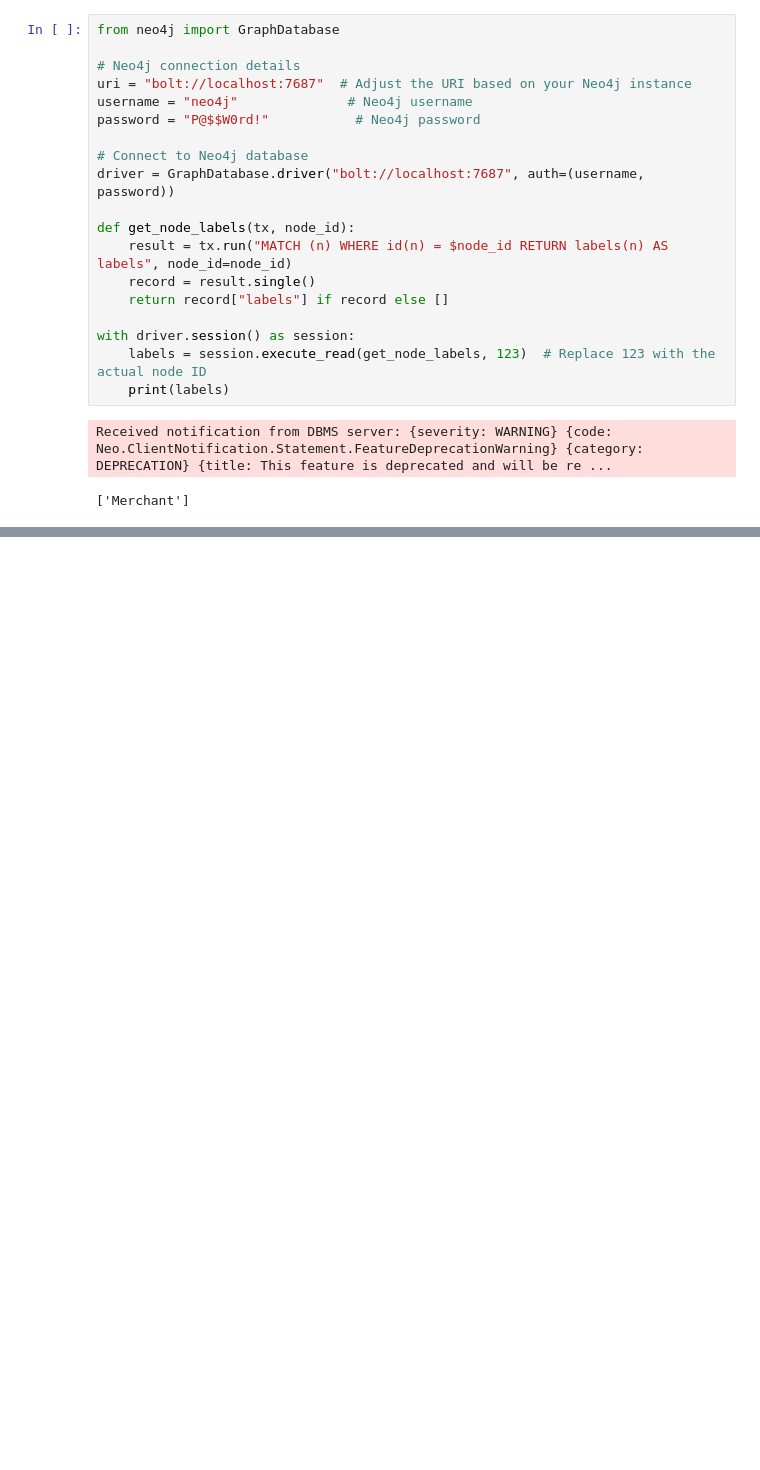
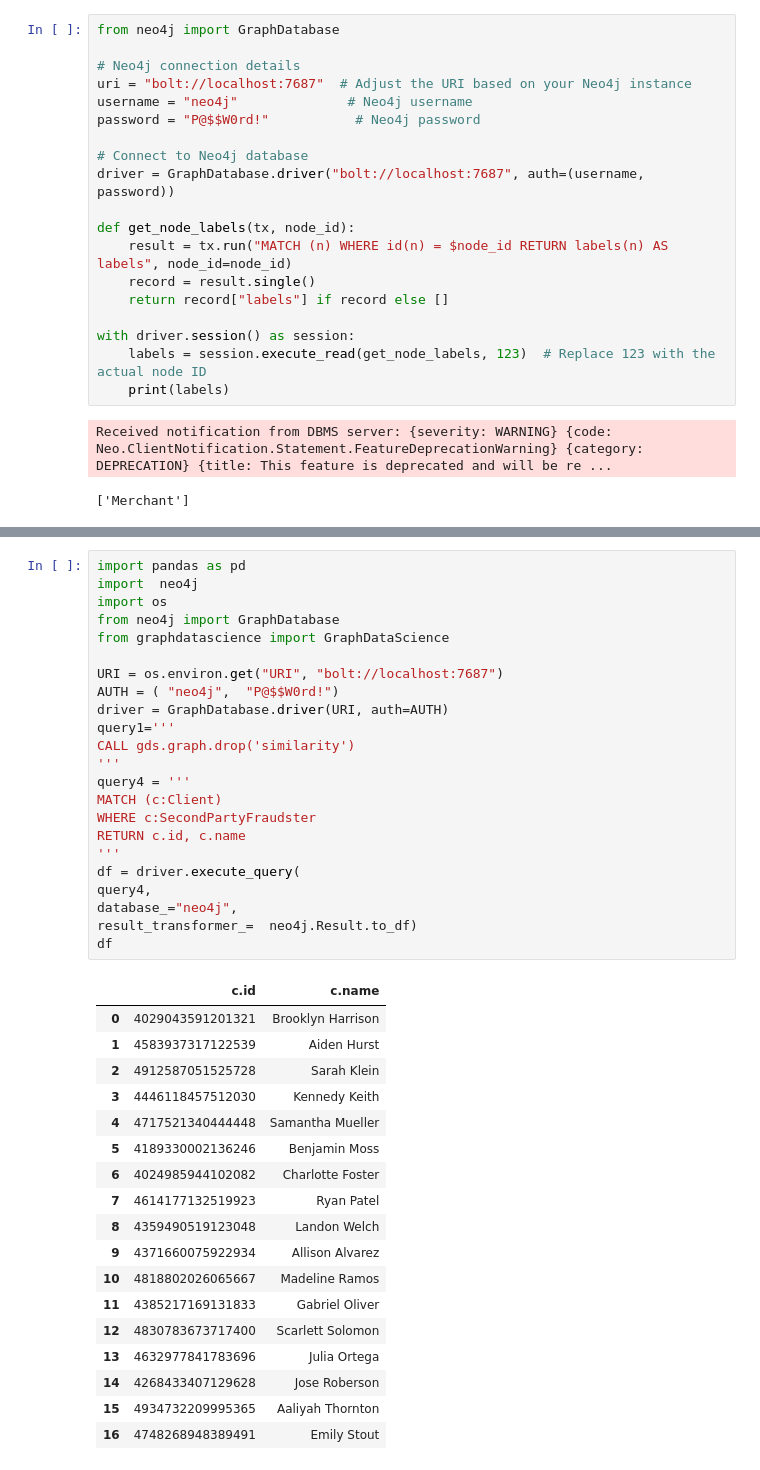
Before and after one commit to nunezh-sunypoly/CS350_Assignment_03, a Jupyter notebook: SC350_assignment_03.ipynb, the cells around one changed output, grey strips where cells are left out. Drawn from its saved outputs; the diff is of its cells as text; blank space fills up the shorter version.

```diff
--- a/SC350_assignment_03.ipynb
+++ b/SC350_assignment_03.ipynb
@@ -844,0 +791,42 @@ driver.close()
+# %%
+import pandas as pd
+import  neo4j
+import os
+from neo4j import GraphDatabase
+from graphdatascience import GraphDataScience
+
+URI = os.environ.get("URI", "bolt://localhost:7687")
+AUTH = ( "neo4j",  "P@$$W0rd!")
+driver = GraphDatabase.driver(URI, auth=AUTH)
+query1='''
+CALL gds.graph.drop('similarity')
+'''
+query4 = '''
+MATCH (c:Client)
+WHERE c:SecondPartyFraudster
+RETURN c.id, c.name
+'''
+df = driver.execute_query(
+query4,
+database_="neo4j",
+result_transformer_=  neo4j.Result.to_df)
+df
+# %% [output]
+|  | c.id | c.name |
+| 0 | 4029043591201321 | Brooklyn Harrison |
+| 1 | 4583937317122539 | Aiden Hurst |
+| 2 | 4912587051525728 | Sarah Klein |
+| 3 | 4446118457512030 | Kennedy Keith |
+| 4 | 4717521340444448 | Samantha Mueller |
+| 5 | 4189330002136246 | Benjamin Moss |
+| 6 | 4024985944102082 | Charlotte Foster |
+| 7 | 4614177132519923 | Ryan Patel |
+| 8 | 4359490519123048 | Landon Welch |
+| 9 | 4371660075922934 | Allison Alvarez |
+| 10 | 4818802026065667 | Madeline Ramos |
+| 11 | 4385217169131833 | Gabriel Oliver |
+| 12 | 4830783673717400 | Scarlett Solomon |
+| 13 | 4632977841783696 | Julia Ortega |
+| 14 | 4268433407129628 | Jose Roberson |
+| 15 | 4934732209995365 | Aaliyah Thornton |
+| 16 | 4748268948389491 | Emily Stout |
```
Also changed, not shown: parts of 25 cells of this notebook.
